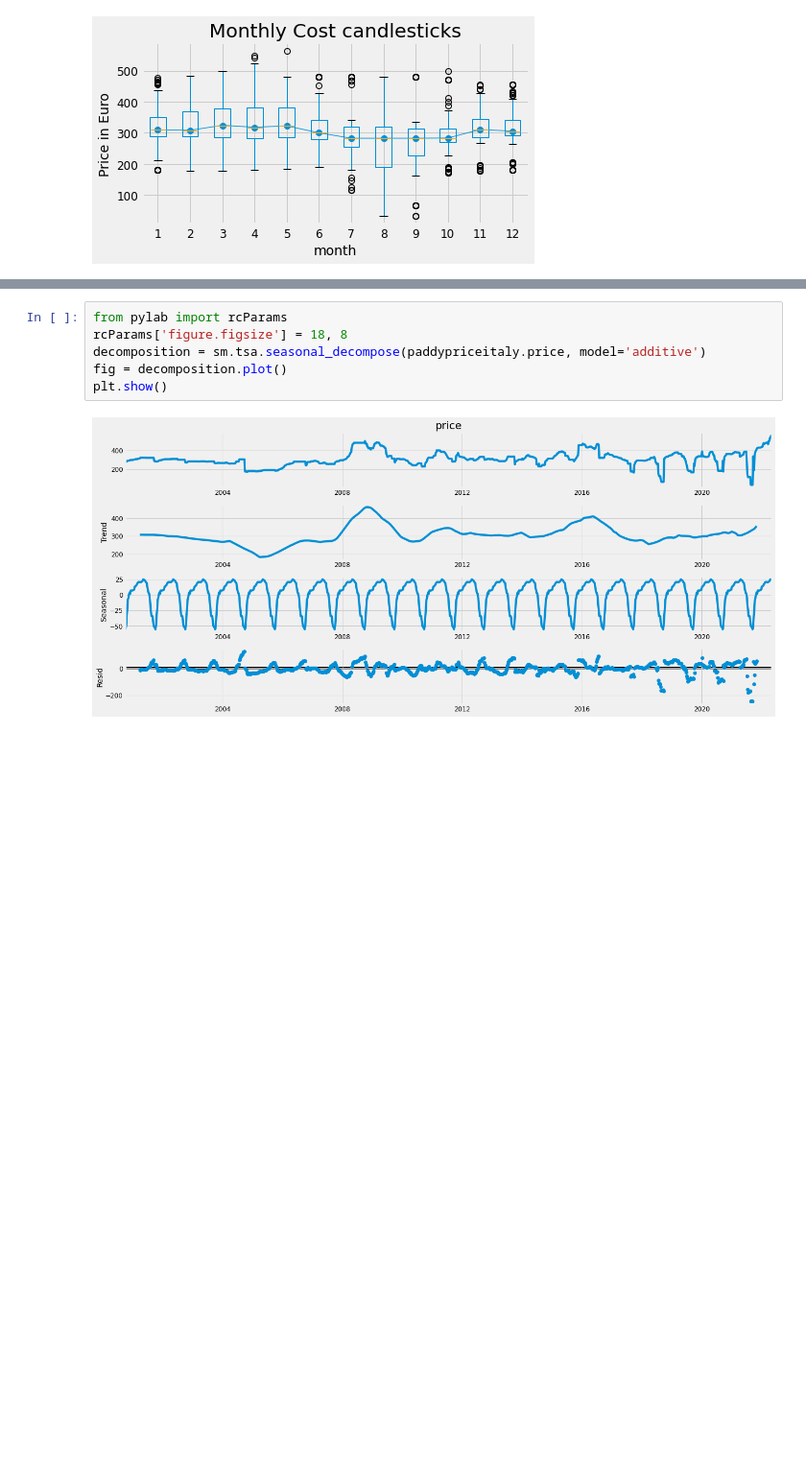
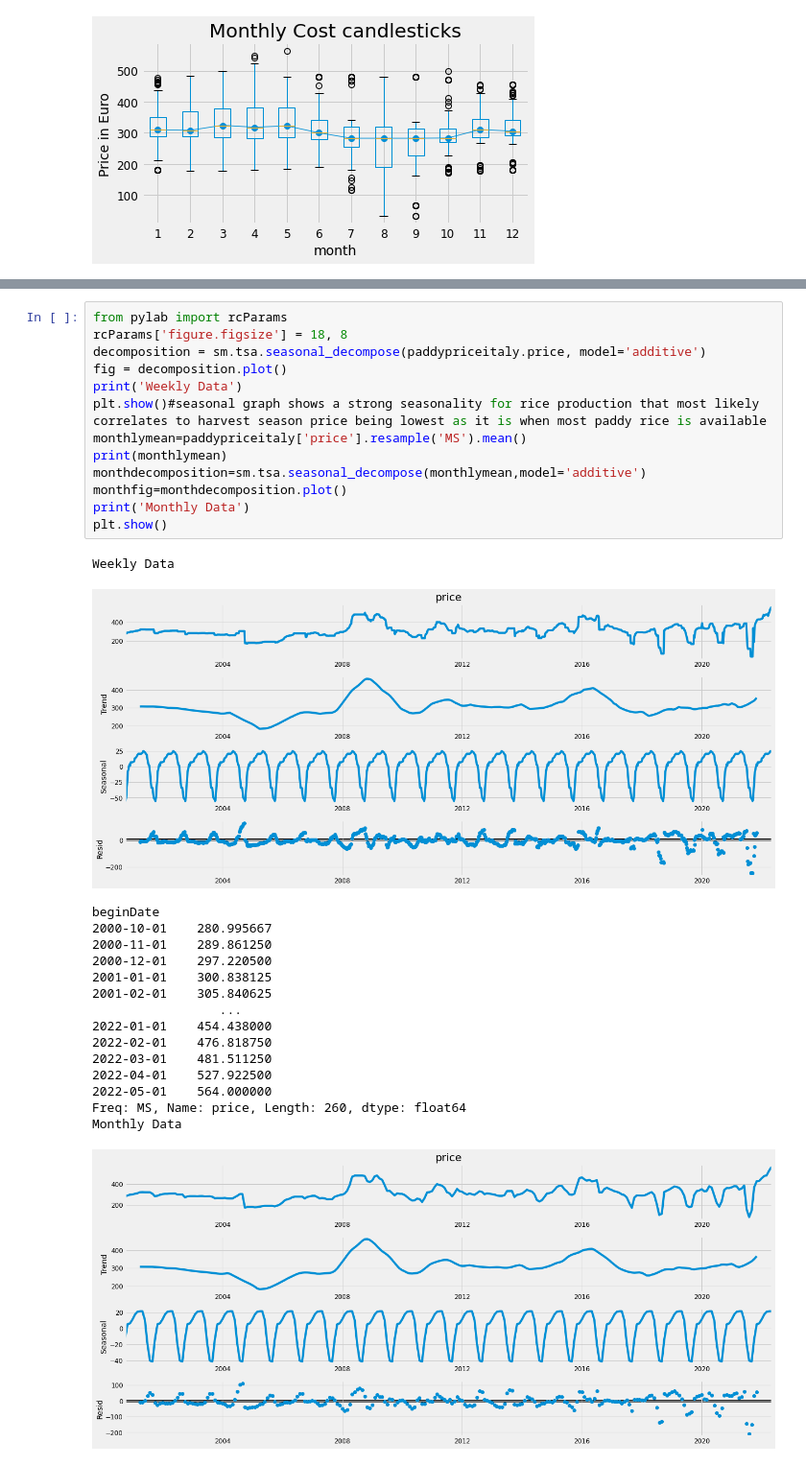
Before and after one commit to JohnsenClasses/final-project-schneider-thapa-koirala, a Jupyter notebook: MLeurice.ipynb, the cells around one changed output, grey strips where cells are left out. Shown: that part at 96% size. Saved outputs shown, nothing was run; the diff lists cells and outputs as text; blank space fills up the shorter version.

```diff
--- a/MLeurice.ipynb
+++ b/MLeurice.ipynb
@@ -172,9 +151,32 @@ plt.show()
-# %%
-from pylab import rcParams
-rcParams['figure.figsize'] = 18, 8
-decomposition = sm.tsa.seasonal_decompose(paddypriceitaly.price, model='additive')
-fig = decomposition.plot()
-plt.show()
-# %% [output]
-[figure, removed]
+# %%
+from pylab import rcParams
+rcParams['figure.figsize'] = 18, 8
+decomposition = sm.tsa.seasonal_decompose(paddypriceitaly.price, model='additive')
+fig = decomposition.plot()
+print('Weekly Data')
+plt.show()#seasonal graph shows a strong seasonality for rice production that most likely correlates to harvest season price being lowest as it is when most paddy rice is available
+monthlymean=paddypriceitaly['price'].resample('MS').mean()
+print(monthlymean)
+monthdecomposition=sm.tsa.seasonal_decompose(monthlymean,model='additive')
+monthfig=monthdecomposition.plot()
+print('Monthly Data')
+plt.show()
+# %% [output]
+Weekly Data
+[figure, added]
+beginDate
+2000-10-01    280.995667
+2000-11-01    289.861250
+2000-12-01    297.220500
+2001-01-01    300.838125
+2001-02-01    305.840625
+                 ...
+2022-01-01    454.438000
+2022-02-01    476.818750
+2022-03-01    481.511250
+2022-04-01    527.922500
+2022-05-01    564.000000
+Freq: MS, Name: price, Length: 260, dtype: float64
+Monthly Data
+[figure, added]
 # %%
```
Also changed, not shown: parts of 11 cells of this notebook.
